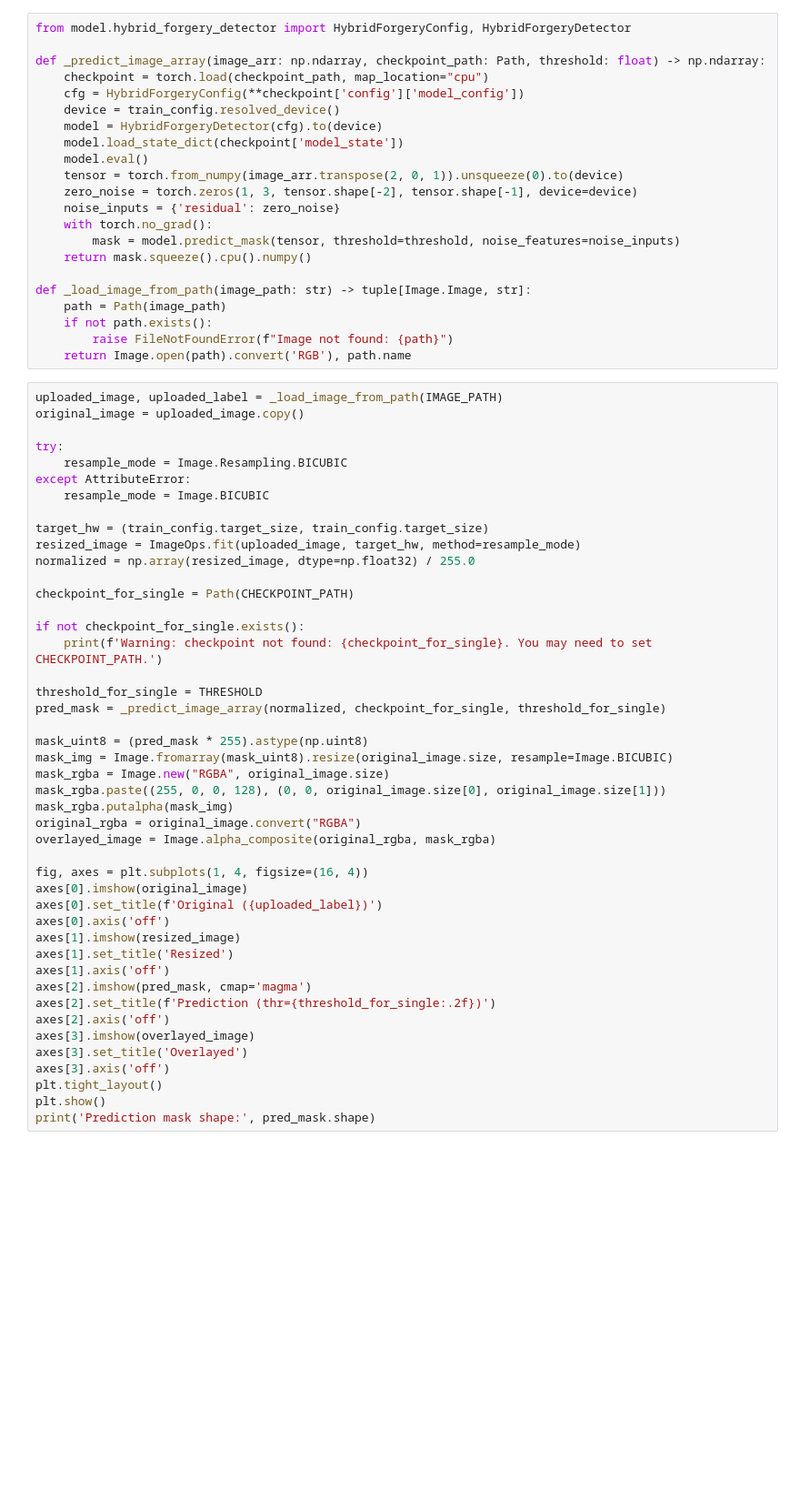
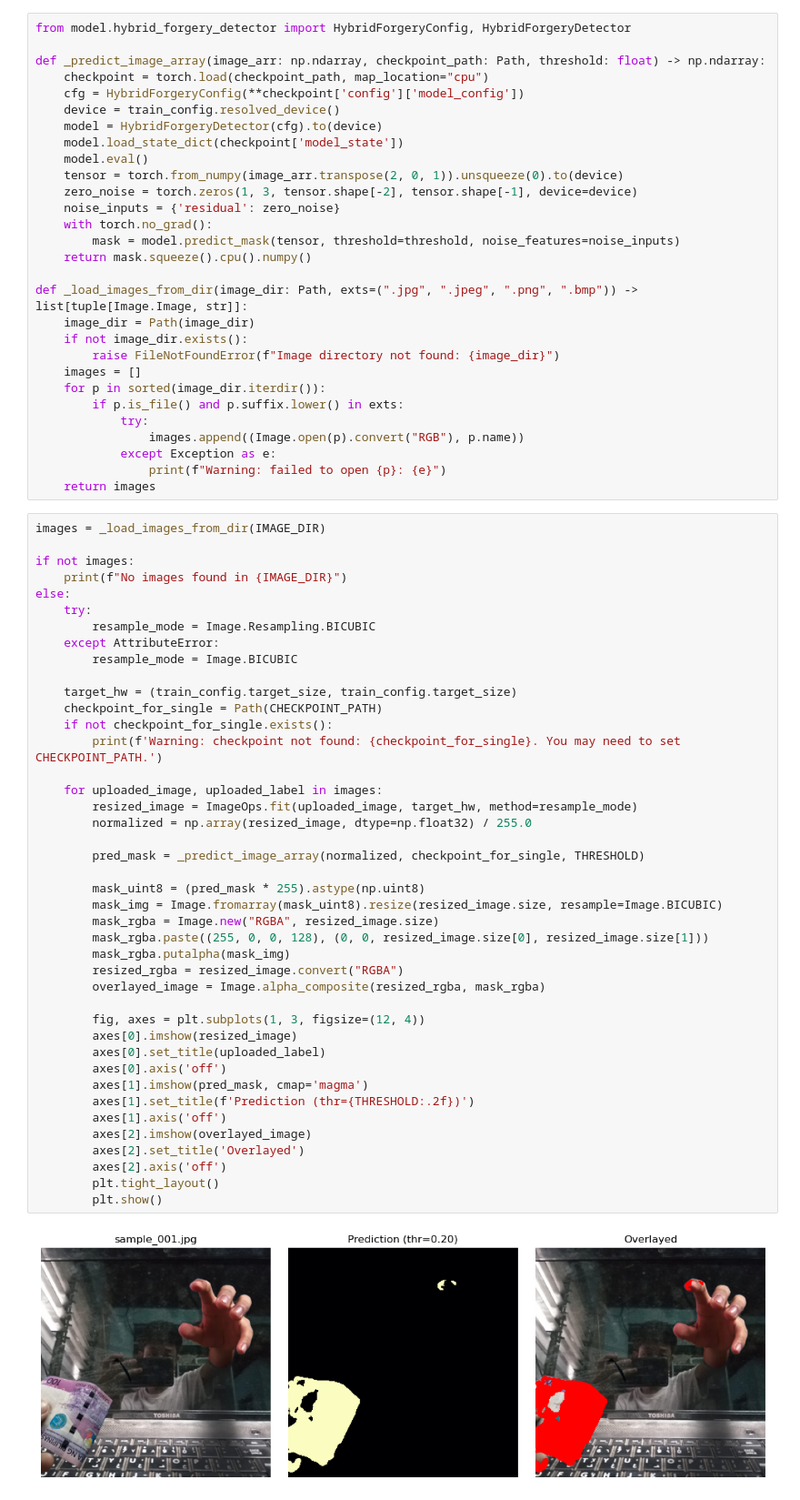
Before and after one commit to DeogenesMaranan/LIFD, a Jupyter notebook: inference_only.ipynb, the cells around one changed output. Shown: that part at 91% size. Drawn from its saved outputs; the diff is of its cells as text; blank space fills up the shorter version.

```diff
--- a/inference_only.ipynb
+++ b/inference_only.ipynb
@@ -32,53 +35,59 @@ def _predict_image_array(image_arr: np.ndarray, checkpoint_path: Path, threshold
         mask = model.predict_mask(tensor, threshold=threshold, noise_features=noise_inputs)
     return mask.squeeze().cpu().numpy()
 
-def _load_image_from_path(image_path: str) -> tuple[Image.Image, str]:
-    path = Path(image_path)
-    if not path.exists():
-        raise FileNotFoundError(f"Image not found: {path}")
-    return Image.open(path).convert('RGB'), path.name
+def _load_images_from_dir(image_dir: Path, exts=(".jpg", ".jpeg", ".png", ".bmp")) -> list[tuple[Image.Image, str]]:
+    image_dir = Path(image_dir)
+    if not image_dir.exists():
+        raise FileNotFoundError(f"Image directory not found: {image_dir}")
+    images = []
+    for p in sorted(image_dir.iterdir()):
+        if p.is_file() and p.suffix.lower() in exts:
+            try:
+                images.append((Image.open(p).convert("RGB"), p.name))
+            except Exception as e:
+                print(f"Warning: failed to open {p}: {e}")
+    return images
 # %%
-uploaded_image, uploaded_label = _load_image_from_path(IMAGE_PATH)
-original_image = uploaded_image.copy()
+images = _load_images_from_dir(IMAGE_DIR)
 
-try:
-    resample_mode = Image.Resampling.BICUBIC
-except AttributeError:
-    resample_mode = Image.BICUBIC
+if not images:
+    print(f"No images found in {IMAGE_DIR}")
+else:
+    try:
+        resample_mode = Image.Resampling.BICUBIC
+    except AttributeError:
+        resample_mode = Image.BICUBIC
 
-target_hw = (train_config.target_size, train_config.target_size)
-resized_image = ImageOps.fit(uploaded_image, target_hw, method=resample_mode)
-normalized = np.array(resized_image, dtype=np.float32) / 255.0
+    target_hw = (train_config.target_size, train_config.target_size)
+    checkpoint_for_single = Path(CHECKPOINT_PATH)
+    if not checkpoint_for_single.exists():
+        print(f'Warning: checkpoint not found: {checkpoint_for_single}. You may need to set CHECKPOINT_PATH.')
 
-checkpoint_for_single = Path(CHECKPOINT_PATH)
+    for uploaded_image, uploaded_label in images:
+        resized_image = ImageOps.fit(uploaded_image, target_hw, method=resample_mode)
+        normalized = np.array(resized_image, dtype=np.float32) / 255.0
 
-if not checkpoint_for_single.exists():
-    print(f'Warning: checkpoint not found: {checkpoint_for_single}. You may need to set CHECKPOINT_PATH.')
+        pred_mask = _predict_image_array(normalized, checkpoint_for_single, THRESHOLD)
 
-threshold_for_single = THRESHOLD
-pred_mask = _predict_image_array(normalized, checkpoint_for_single, threshold_for_single)
+        mask_uint8 = (pred_mask * 255).astype(np.uint8)
+        mask_img = Image.fromarray(mask_uint8).resize(resized_image.size, resample=Image.BICUBIC)
+        mask_rgba = Image.new("RGBA", resized_image.size)
+        mask_rgba.paste((255, 0, 0, 128), (0, 0, resized_image.size[0], resized_image.size[1]))
+        mask_rgba.putalpha(mask_img)
+        resized_rgba = resized_image.convert("RGBA")
+        overlayed_image = Image.alpha_composite(resized_rgba, mask_rgba)
 
-mask_uint8 = (pred_mask * 255).astype(np.uint8)
-mask_img = Image.fromarray(mask_uint8).resize(original_image.size, resample=Image.BICUBIC)
-mask_rgba = Image.new("RGBA", original_image.size)
-mask_rgba.paste((255, 0, 0, 128), (0, 0, original_image.size[0], original_image.size[1]))
-mask_rgba.putalpha(mask_img)
-original_rgba = original_image.convert("RGBA")
-overlayed_image = Image.alpha_composite(original_rgba, mask_rgba)
-
-fig, axes = plt.subplots(1, 4, figsize=(16, 4))
-axes[0].imshow(original_image)
-axes[0].set_title(f'Original ({uploaded_label})')
-axes[0].axis('off')
-axes[1].imshow(resized_image)
-axes[1].set_title('Resized')
-axes[1].axis('off')
-axes[2].imshow(pred_mask, cmap='magma')
-axes[2].set_title(f'Prediction (thr={threshold_for_single:.2f})')
-axes[2].axis('off')
-axes[3].imshow(overlayed_image)
-axes[3].set_title('Overlayed')
-axes[3].axis('off')
-plt.tight_layout()
-plt.show()
-print('Prediction mask shape:', pred_mask.shape)
+        fig, axes = plt.subplots(1, 3, figsize=(12, 4))
+        axes[0].imshow(resized_image)
+        axes[0].set_title(uploaded_label)
+        axes[0].axis('off')
+        axes[1].imshow(pred_mask, cmap='magma')
+        axes[1].set_title(f'Prediction (thr={THRESHOLD:.2f})')
+        axes[1].axis('off')
+        axes[2].imshow(overlayed_image)
+        axes[2].set_title('Overlayed')
+        axes[2].axis('off')
+        plt.tight_layout()
+        plt.show()
+# %% [output]
+[figure, added]
```
Also changed, not shown: parts of 2 cells of this notebook, 2 other files.
